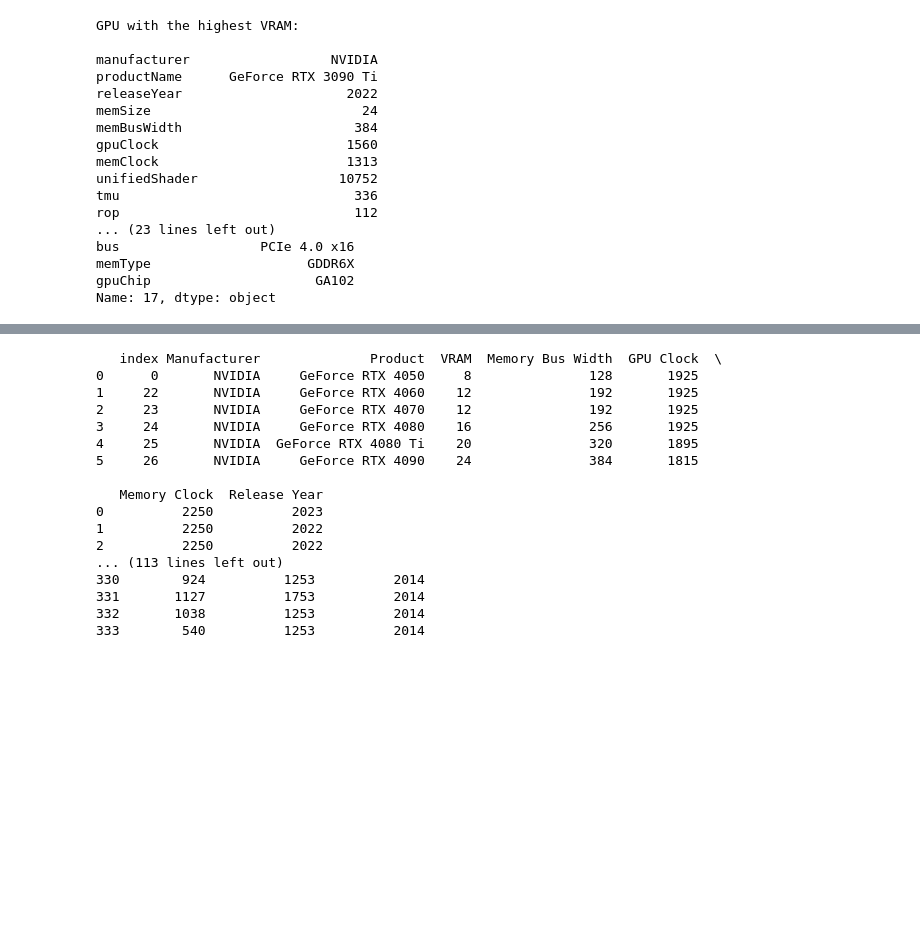
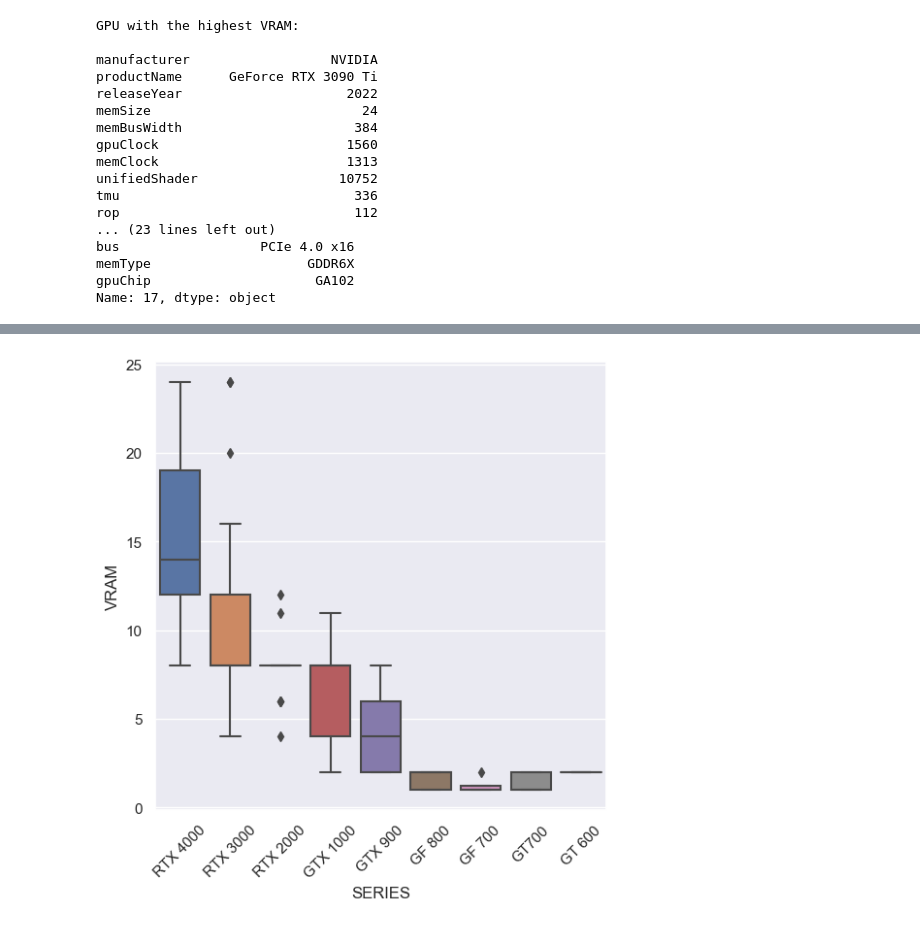
Before and after one commit to gustavopin/GPUInformation, a Jupyter notebook: analysis.ipynb, the cells around one changed output, grey strips where cells are left out. Drawn from its saved outputs; the diff is of its cells as text; code cells hidden in the pictures; blank space fills up the shorter version.

```diff
--- a/analysis.ipynb
+++ b/analysis.ipynb
@@ -6,4 +7,8 @@ import matplotlib.pyplot as plt
 # reading the csv files for general information and prices
 data_info = pd.read_csv('Data/gpu_info.csv')
 data_prices = pd.read_csv('Data/gpu_prices.csv')
+data_rx = pd.read_csv('Data/gpu_info_rx.csv')
+data_rx_less = pd.read_csv('Data/gpu_info_rx_550less.csv')
+data_nvidia = pd.read_csv('Data/gpu_info_nvidia.csv')
+data_arc = pd.read_csv('Data/gpu_info_arc.csv')
 # %%
@@ -103,26 +161,47 @@ plt.show()
 # %%
-rtx4000 = df1[df1['Product'].str.contains('RTX 40')]
-gtx1000 = df1[df1['Product'].str.contains('GTX 10')]
-gtx900 = df1[df1['Product'].str.contains('GTX 9')]
-
-print(rtx4000.reset_index())
-print(gtx1000)
-print(gtx900)
+rtx4000 = df_nvidia[df_nvidia['Product'].str.contains('RTX 40')]
+rtx3000 = df_nvidia[df_nvidia['Product'].str.contains('RTX 30')]
+rtx2000 = df_nvidia[df_nvidia['Product'].str.contains('RTX 20')]
+gtx1000 = df_nvidia[df_nvidia['Product'].str.contains('GTX 10')]
+gtx900 = df_nvidia[df_nvidia['Product'].str.contains('GTX 9')]
+titan = df_nvidia[df_nvidia['Product'].str.contains('TITAN')]
+gf800 = df_nvidia[df_nvidia['Product'].str.contains('GeForce 8')]
+gf700 = df_nvidia[df_nvidia['Product'].str.contains('GeForce 7')]
+gt700 = df_nvidia[df_nvidia['Product'].str.contains('GT 7')]
+gt600 = df_nvidia[df_nvidia['Product'].str.contains('GT 6')]
+rx7000 = df_rx[df_rx['Product'].str.contains('RX 7')]
+rx6000 = df_rx[df_rx['Product'].str.contains('RX 6')]
+rx5000 = df_rx[df_rx['Product'].str.contains('RX 5')]
+r600 = df_less[df_less['Product'].str.contains('Radeon 6')]
+r500 = df_less[df_less['Product'].str.contains('Radeon 5')]
+rx500 = df_less[df_less['Product'].str.contains('Radeon RX 5')]
+arc_intel = df_arc[df_arc['Product'].str.contains('Arc')]
-# %% [output]
-   index Manufacturer              Product  VRAM  Memory Bus Width  GPU Clock  \
-0      0       NVIDIA     GeForce RTX 4050     8               128       1925
-1     22       NVIDIA     GeForce RTX 4060    12               192       1925
-2     23       NVIDIA     GeForce RTX 4070    12               192       1925
-3     24       NVIDIA     GeForce RTX 4080    16               256       1925
-4     25       NVIDIA  GeForce RTX 4080 Ti    20               320       1895
-5     26       NVIDIA     GeForce RTX 4090    24               384       1815
-
-   Memory Clock  Release Year
-0          2250          2023
-1          2250          2022
-2          2250          2022
-... (113 lines left out)
-330        924          1253          2014
-331       1127          1753          2014
-332       1038          1253          2014
-333        540          1253          2014
+# %%
+# Boxplot for Nvidia GPUs
+# choosing the variable for the graph (VRAM)
+n1 = rtx4000.iloc[:, [2]]
+n2 = rtx3000.iloc[:, [2]]
+n3 = rtx2000.iloc[:, [2]]
+n4 = gtx1000.iloc[:, [2]]
+n5 = gtx900.iloc[:, [2]]
+n6 = gf800.iloc[:, [2]]
+n7 = gf700.iloc[:, [2]]
+n8 = gt700.iloc[:, [2]]
+n9 = gt600.iloc[:, [2]]
+
+# labels
+labels1 = ['RTX 4000', 'RTX 3000', 'RTX 2000', 'GTX 1000', 'GTX 900', 'GF 800', 'GF 700', 'GT700', 'GT 600']
+
+# graph
+fig, ax = plt.subplots()
+
+sns.set(rc={'figure.figsize':(6,6)})
+sns.boxplot(data = (n1, n2, n3, n4, n5, n6, n7, n8, n9))
+ax.set_xticklabels(labels1)
+plt.xticks(rotation = 45)
+plt.xlabel('SERIES')
+plt.ylabel('VRAM')
+plt.savefig('Graphs/nvidia_vram.png', bbox_inches="tight")
+plt.show()
+# %% [output]
+[figure, added]
```
Also changed, not shown: parts of 13 cells of this notebook, 10 other files.
